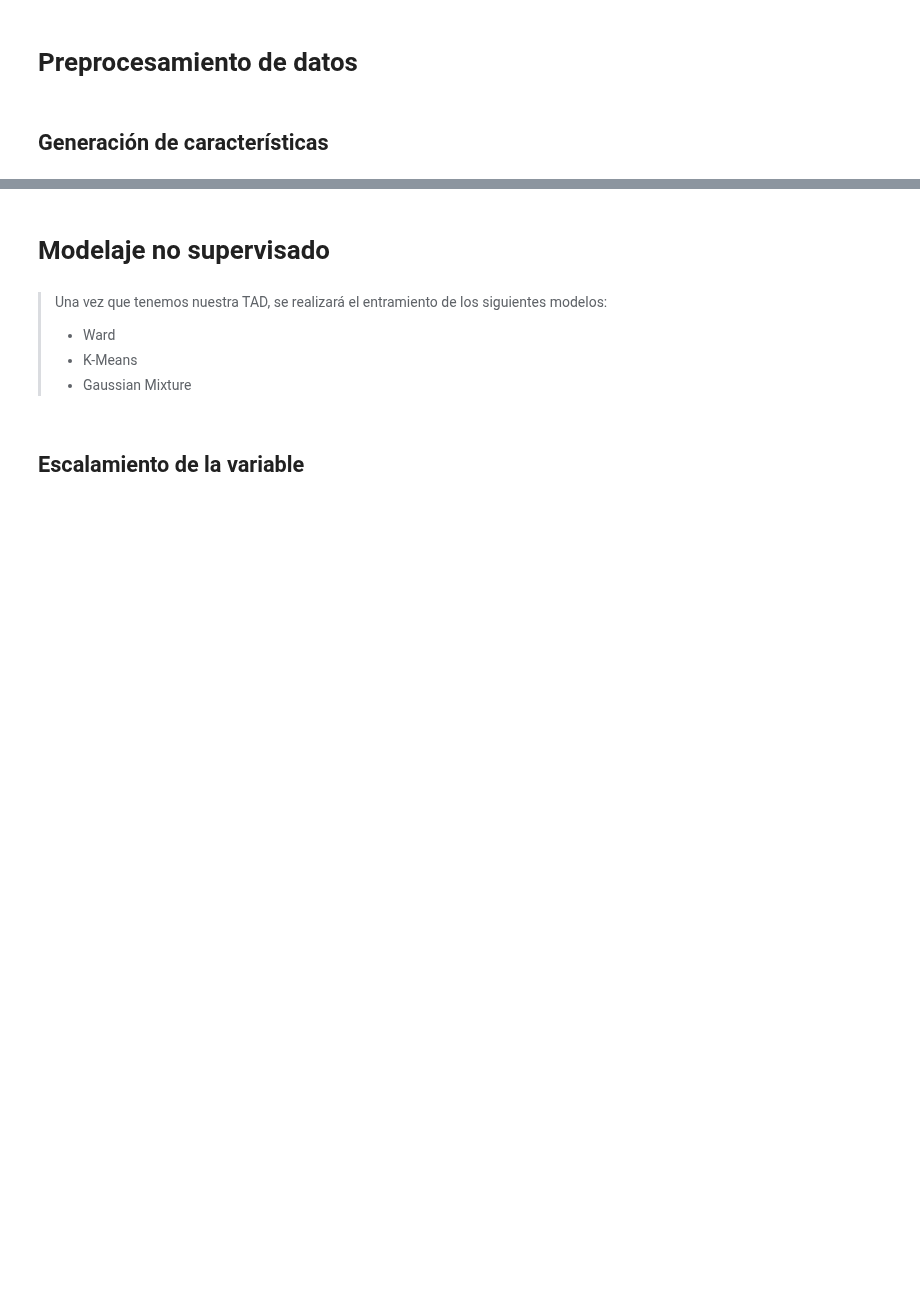
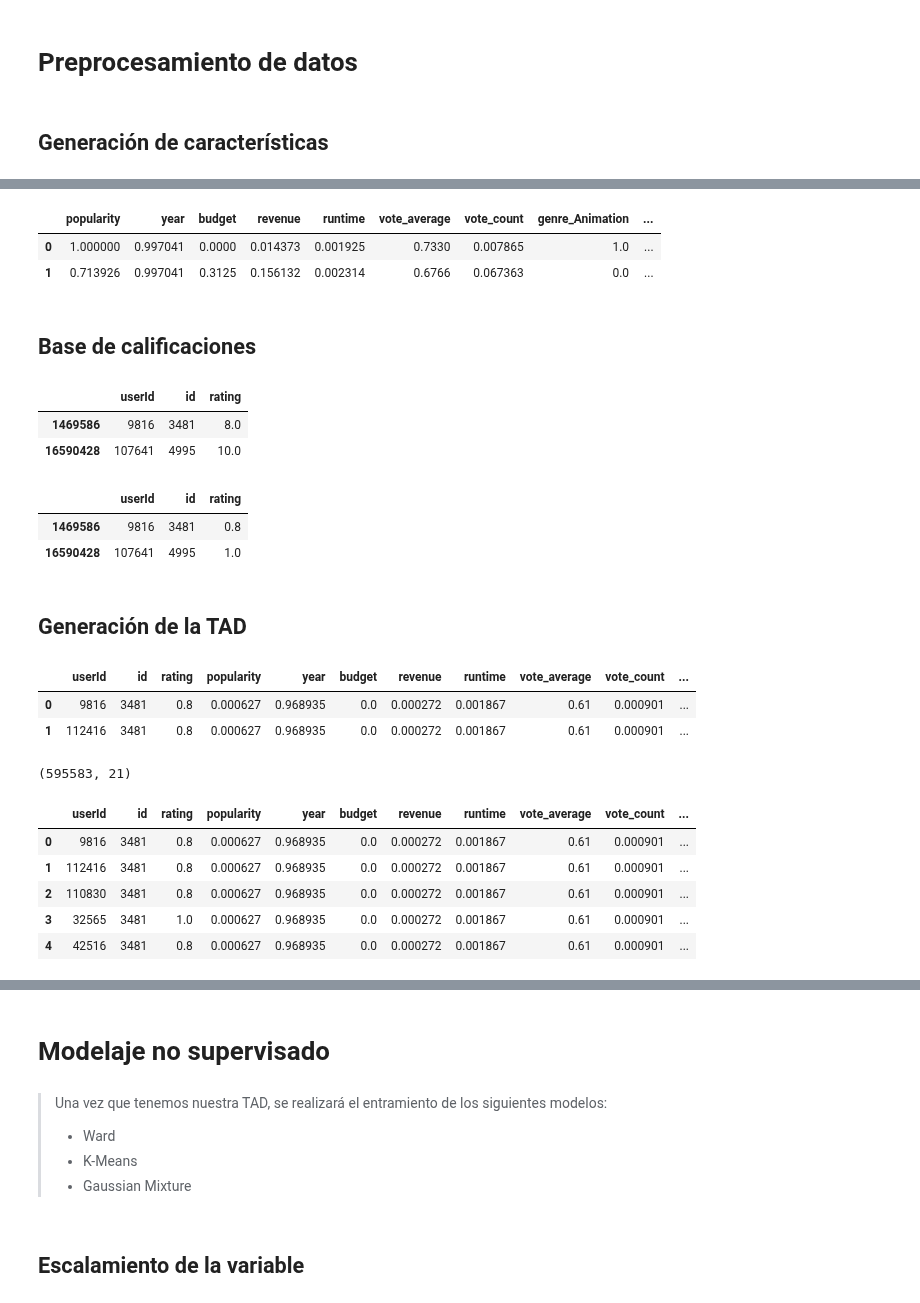
Before and after one commit to jesus-valencia97/Diplomado-en-ciencia-de-datos, a Jupyter notebook: Proyecto/Modulo 5/M3/M5 - Modulo 3.ipynb, the cells around one changed output, grey strips where cells are left out. Saved outputs shown, nothing was run; the diff lists cells and outputs as text; code cells hidden in the pictures; blank space fills up the shorter version.

```diff
--- a/Proyecto/Modulo 5/M3/M5 - Modulo 3.ipynb
+++ b/Proyecto/Modulo 5/M3/M5 - Modulo 3.ipynb
@@ -237,0 +318,58 @@ PlotUtils.hist_box(ratings,'rating',ctitle = 'Distribución de las calificacione
+# %%
+sc = MinMaxScaler()
+movies = sc.fit_transform(movies)
+movies = pd.DataFrame(movies)
+movies.columns = movies_cols
+movies['id'] = movies_id
+
+movies.head(2)
+# %% [output]
+|  | popularity | year | budget | revenue | runtime | vote_average | vote_count | genre_Animation | ... |
+| 0 | 1.000000 | 0.997041 | 0.0000 | 0.014373 | 0.001925 | 0.7330 | 0.007865 | 1.0 | ... |
+| 1 | 0.713926 | 0.997041 | 0.3125 | 0.156132 | 0.002314 | 0.6766 | 0.067363 | 0.0 | ... |
+# %% [markdown]
+## Base de calificaciones
+# %%
+ratings.head(2)
+# %% [output]
+|  | userId | id | rating |
+| 1469586 | 9816 | 3481 | 8.0 |
+| 16590428 | 107641 | 4995 | 10.0 |
+# %%
+ratings['rating'] = ratings['rating']/10
+ratings.head(2)
+# %% [output]
+|  | userId | id | rating |
+| 1469586 | 9816 | 3481 | 0.8 |
+| 16590428 | 107641 | 4995 | 1.0 |
+# %% [markdown]
+## Generación de la TAD
+# %%
+TAD = ratings.merge(movies,on='id')
+TAD.head(2)
+# %% [output]
+|  | userId | id | rating | popularity | year | budget | revenue | runtime | vote_average | vote_count | ... |
+| 0 | 9816 | 3481 | 0.8 | 0.000627 | 0.968935 | 0.0 | 0.000272 | 0.001867 | 0.61 | 0.000901 | ... |
+| 1 | 112416 | 3481 | 0.8 | 0.000627 | 0.968935 | 0.0 | 0.000272 | 0.001867 | 0.61 | 0.000901 | ... |
+# %%
+TAD.shape
+# %% [output]
+(595583, 21)
+# %%
+genres_cols = [col for col in TAD.columns if 'genre_' in col]
+language_cols = [col for col in TAD.columns if 'original_language_' in col]
+# %%
+for v in genres_cols:
+    TAD[v] = np.multiply(TAD['rating'],TAD[v])
+
+for v in language_cols:
+    TAD[v] = np.multiply(TAD['rating'],TAD[v])
+# %%
+TAD.head()
+# %% [output]
+|  | userId | id | rating | popularity | year | budget | revenue | runtime | vote_average | vote_count | ... |
+| 0 | 9816 | 3481 | 0.8 | 0.000627 | 0.968935 | 0.0 | 0.000272 | 0.001867 | 0.61 | 0.000901 | ... |
+| 1 | 112416 | 3481 | 0.8 | 0.000627 | 0.968935 | 0.0 | 0.000272 | 0.001867 | 0.61 | 0.000901 | ... |
+| 2 | 110830 | 3481 | 0.8 | 0.000627 | 0.968935 | 0.0 | 0.000272 | 0.001867 | 0.61 | 0.000901 | ... |
+| 3 | 32565 | 3481 | 1.0 | 0.000627 | 0.968935 | 0.0 | 0.000272 | 0.001867 | 0.61 | 0.000901 | ... |
+| 4 | 42516 | 3481 | 0.8 | 0.000627 | 0.968935 | 0.0 | 0.000272 | 0.001867 | 0.61 | 0.000901 | ... |
```
Also changed, not shown: parts of 28 cells of this notebook.
